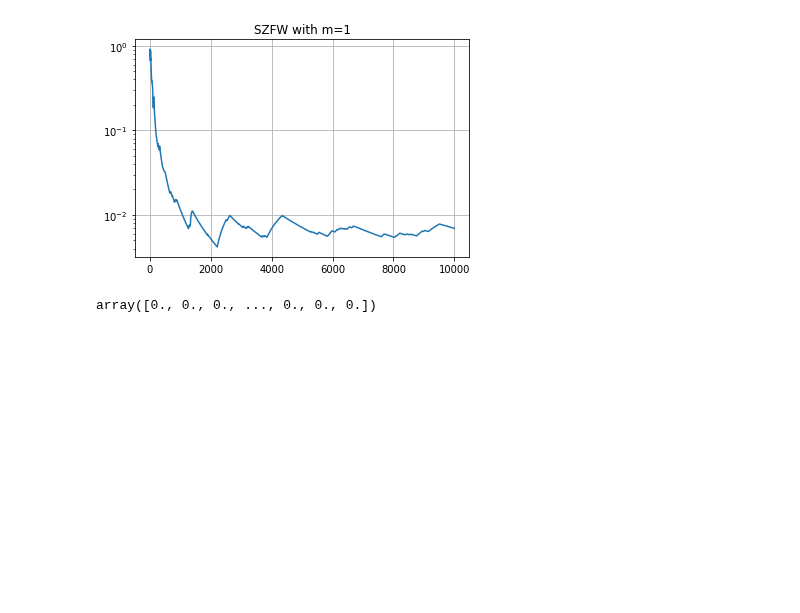
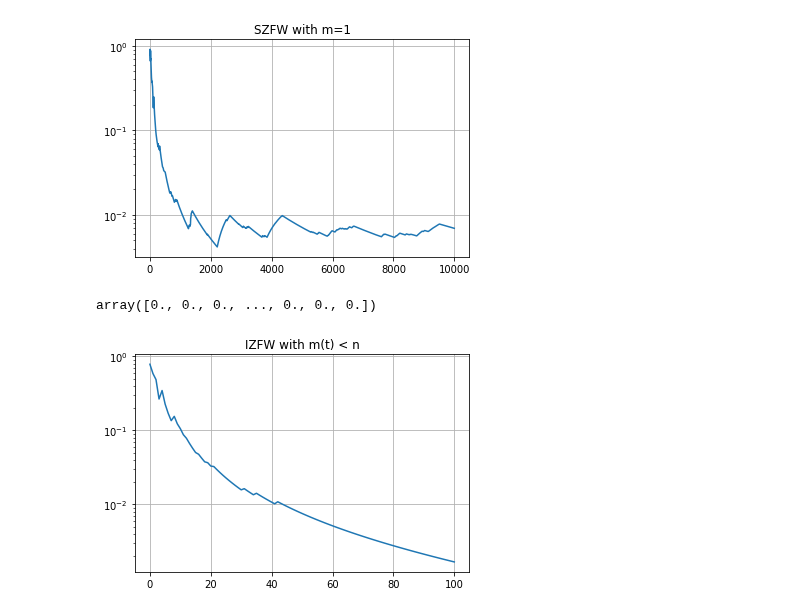
Before and after one commit to liacov/OPTproj, a Jupyter notebook: notebooks/LassoRegression.ipynb, the cells around one changed output. Drawn from its saved outputs; the diff is of its cells as text; code cells hidden in the pictures; blank space fills up the shorter version.

```diff
--- a/notebooks/LassoRegression.ipynb
+++ b/notebooks/LassoRegression.ipynb
@@ -495,3 +495,12 @@ a_ = X.toarray()
 a_[:,52]
 # %% [output]
 array([0., 0., 0., ..., 0., 0., 0.])
+# %%
+f_inex = np.load('../Data/results/function_IZFW_lasso.npy') # data from cluster
+F_eval = np.abs(f_inex/n - f_star)
+plt.plot(F_eval)
+plt.yscale("log")
+plt.title("IZFW with m(t) < n")
+plt.grid()
+# %% [output]
+[figure, added]
```
Also changed, not shown: parts of 1 cell of this notebook, 7 other files.
